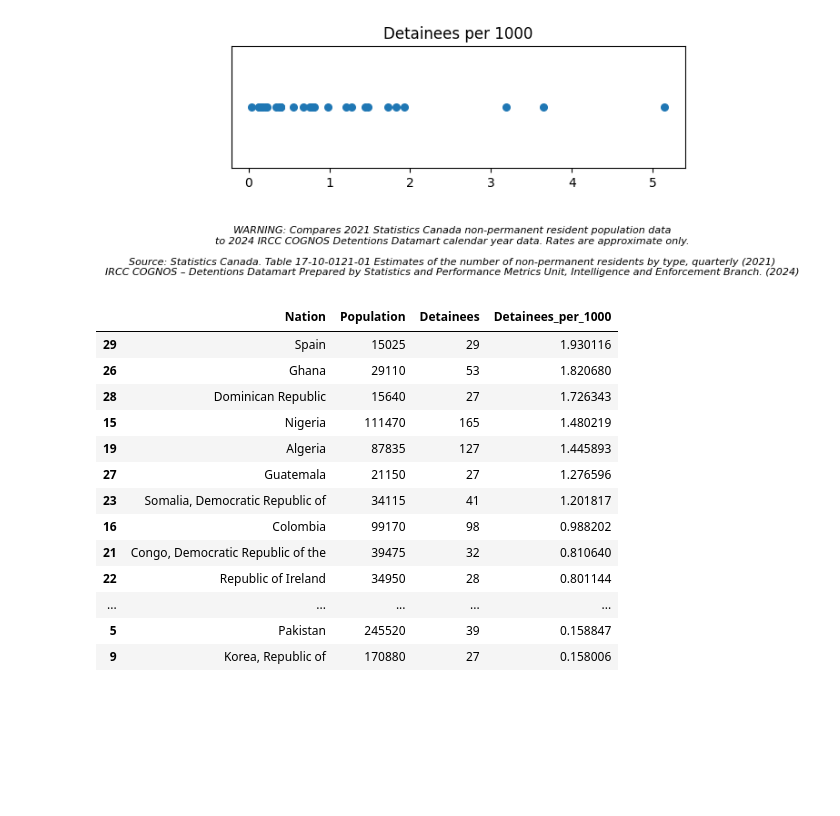
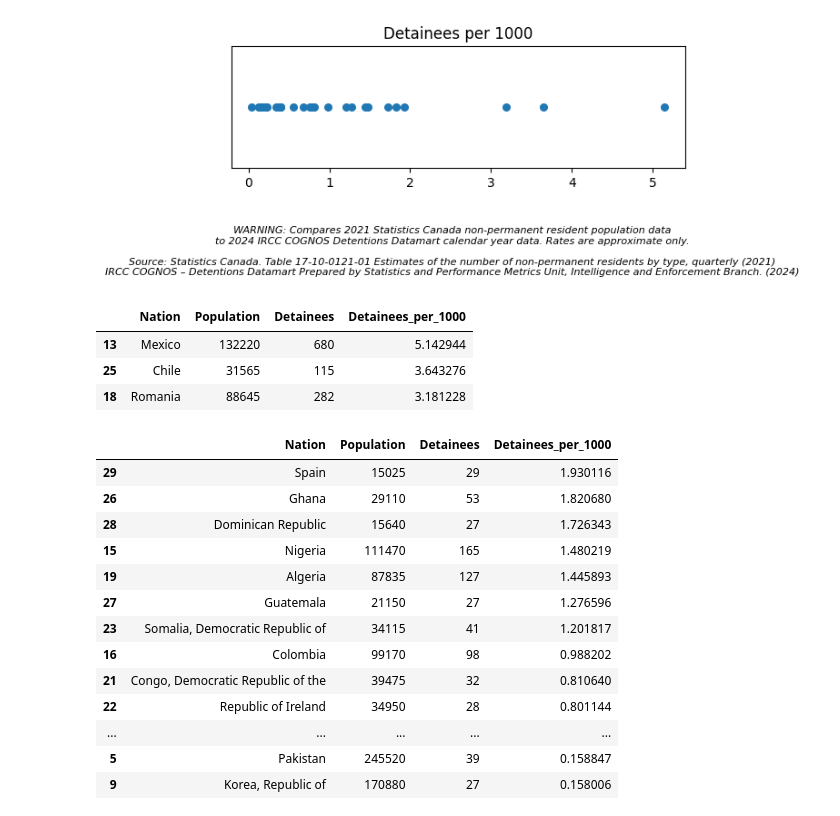
Before and after one commit to yrmo/gcinfo, a Jupyter notebook: detainees-by-country-of-citizenship-2024.ipynb, the cells around one changed output. Saved outputs shown, nothing was run; the diff lists cells and outputs as text; code cells hidden in the pictures; blank space fills up the shorter version.

```diff
--- a/detainees-by-country-of-citizenship-2024.ipynb
+++ b/detainees-by-country-of-citizenship-2024.ipynb
@@ -673,6 +673,13 @@ ax.set_position([0.12, 0.42, 0.78, 0.28])
 plt.show()
 # %% [output]
 [figure]
+# %%
+df[df["Detainees_per_1000"] > 3]
+# %% [output]
+|  | Nation | Population | Detainees | Detainees_per_1000 |
+| 13 | Mexico | 132220 | 680 | 5.142944 |
+| 25 | Chile | 31565 | 115 | 3.643276 |
+| 18 | Romania | 88645 | 282 | 3.181228 |
 # %%
 df_outliers = df[~(df["Detainees_per_1000"] > 3)]
 df_outliers
```
Also changed, not shown: parts of 3 cells of this notebook.
